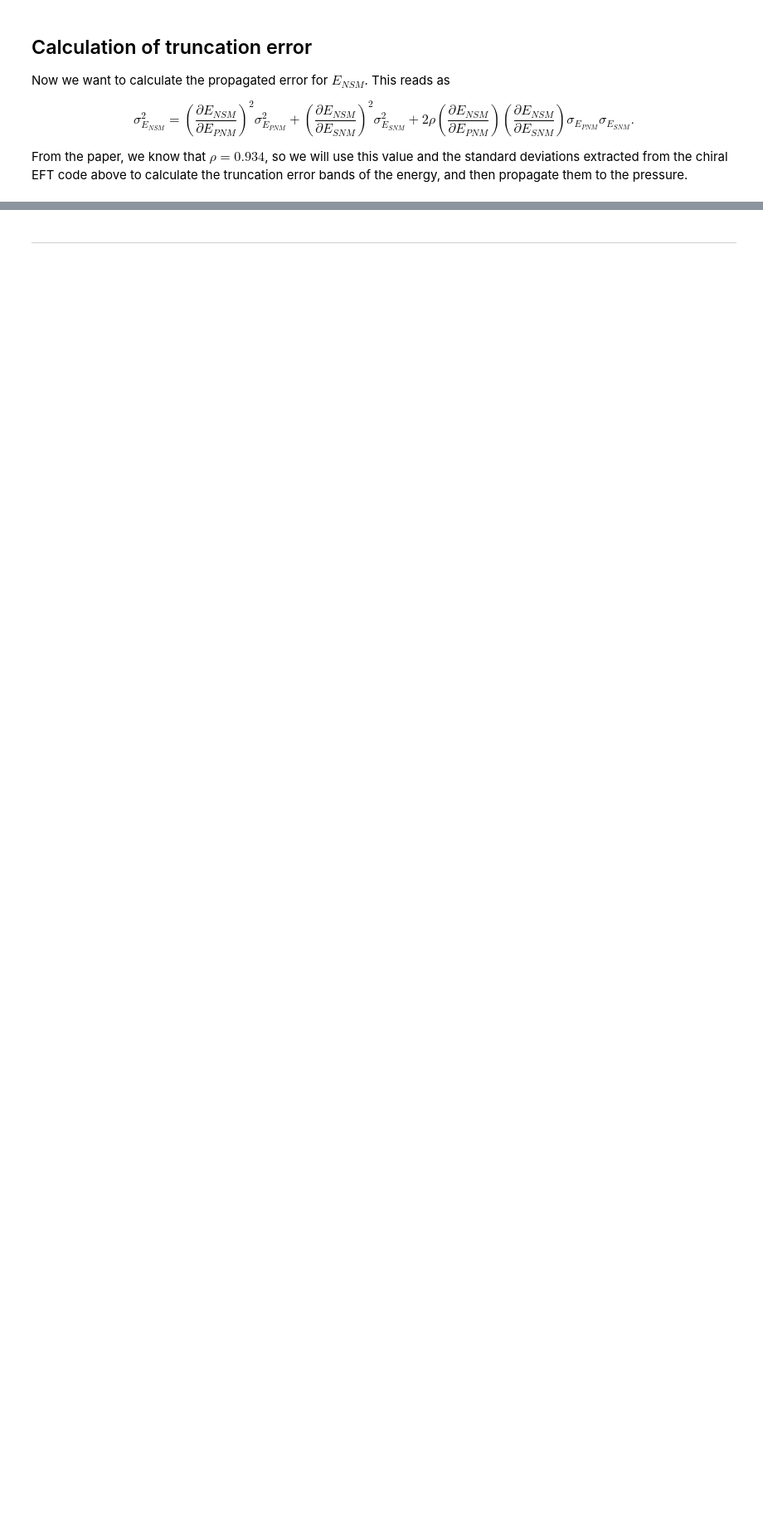
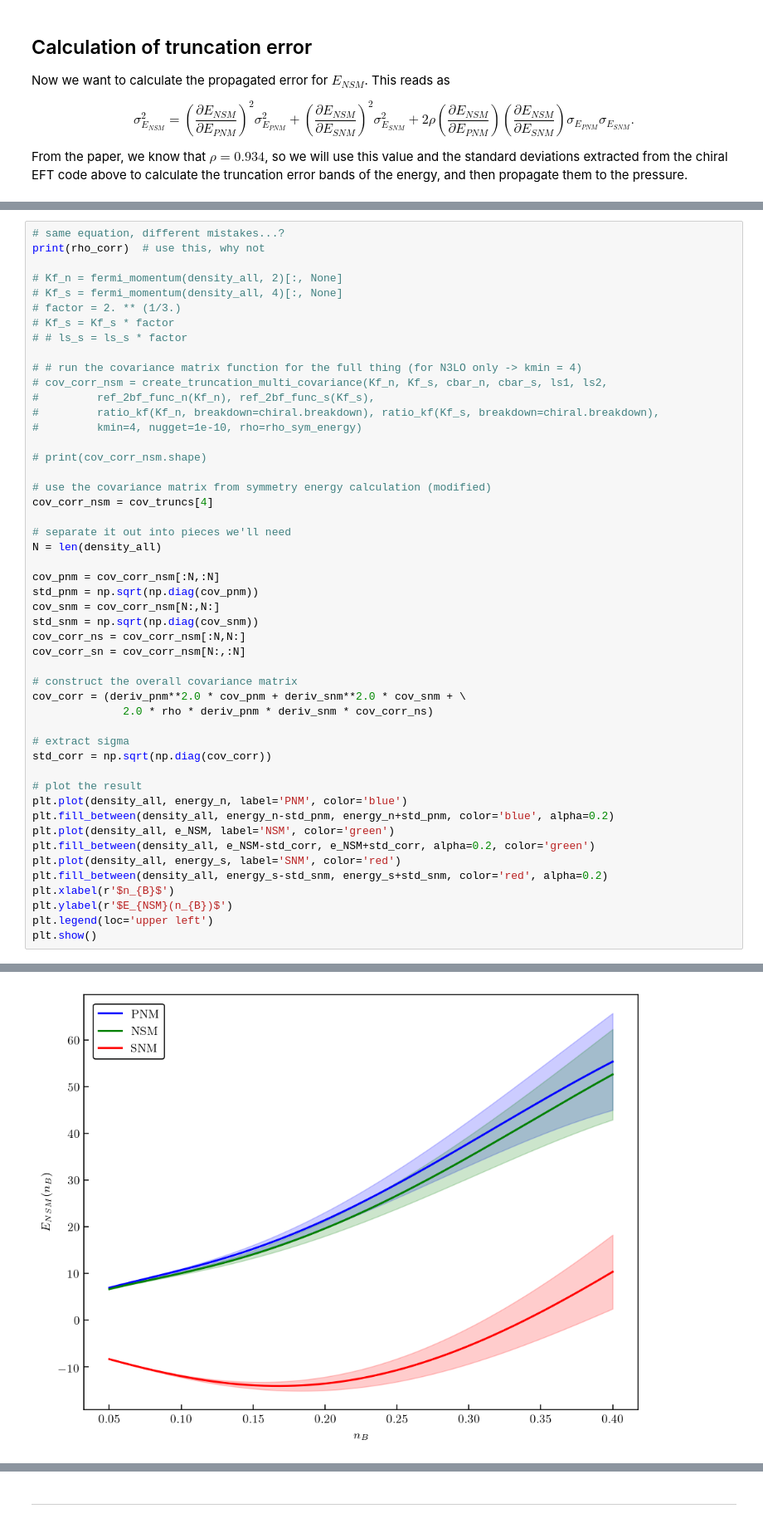
Before and after one commit to asemposki/neutron-rich-bmm, a Jupyter notebook: notebooks/NSM_EOS_ChEFT.ipynb, the cells around one changed output, grey strips where cells are left out. Shown at 83% size. Drawn from its saved outputs; the diff is of its cells as text; blank space fills up the shorter version.

```diff
--- a/notebooks/NSM_EOS_ChEFT.ipynb
+++ b/notebooks/NSM_EOS_ChEFT.ipynb
@@ -819,0 +936,50 @@ e_NSM_upper = e_NSM + sigma_nsm
+# %%
+# same equation, different mistakes...?
+print(rho_corr)  # use this, why not
+
+# Kf_n = fermi_momentum(density_all, 2)[:, None]
+# Kf_s = fermi_momentum(density_all, 4)[:, None]
+# factor = 2. ** (1/3.)
+# Kf_s = Kf_s * factor
+# # ls_s = ls_s * factor
+
+# # run the covariance matrix function for the full thing (for N3LO only -> kmin = 4)
+# cov_corr_nsm = create_truncation_multi_covariance(Kf_n, Kf_s, cbar_n, cbar_s, ls1, ls2,
+#         ref_2bf_func_n(Kf_n), ref_2bf_func_s(Kf_s),
+#         ratio_kf(Kf_n, breakdown=chiral.breakdown), ratio_kf(Kf_s, breakdown=chiral.breakdown),
+#         kmin=4, nugget=1e-10, rho=rho_sym_energy)
+
+# print(cov_corr_nsm.shape)
+
+# use the covariance matrix from symmetry energy calculation (modified)
+cov_corr_nsm = cov_truncs[4]
+
+# separate it out into pieces we'll need
+N = len(density_all)
+
+cov_pnm = cov_corr_nsm[:N,:N]
+std_pnm = np.sqrt(np.diag(cov_pnm))
+cov_snm = cov_corr_nsm[N:,N:]
+std_snm = np.sqrt(np.diag(cov_snm))
+cov_corr_ns = cov_corr_nsm[:N,N:]
+cov_corr_sn = cov_corr_nsm[N:,:N]
+
+# construct the overall covariance matrix
+cov_corr = (deriv_pnm**2.0 * cov_pnm + deriv_snm**2.0 * cov_snm + \
+              2.0 * rho * deriv_pnm * deriv_snm * cov_corr_ns)
+
+# extract sigma
+std_corr = np.sqrt(np.diag(cov_corr))
+
+# plot the result
+plt.plot(density_all, energy_n, label='PNM', color='blue')
+plt.fill_between(density_all, energy_n-std_pnm, energy_n+std_pnm, color='blue', alpha=0.2)
+plt.plot(density_all, e_NSM, label='NSM', color='green')
+plt.fill_between(density_all, e_NSM-std_corr, e_NSM+std_corr, alpha=0.2, color='green')
+plt.plot(density_all, energy_s, label='SNM', color='red')
+plt.fill_between(density_all, energy_s-std_snm, energy_s+std_snm, color='red', alpha=0.2)
+plt.xlabel(r'$n_{B}$')
+plt.ylabel(r'$E_{NSM}(n_{B})$')
+plt.legend(loc='upper left')
+plt.show()
+# %% [output]
@@ -819,0 +987 @@ e_NSM_upper = e_NSM + sigma_nsm
+[figure, added]
```
Also changed, not shown: parts of 50 cells of this notebook, 18 other files.
